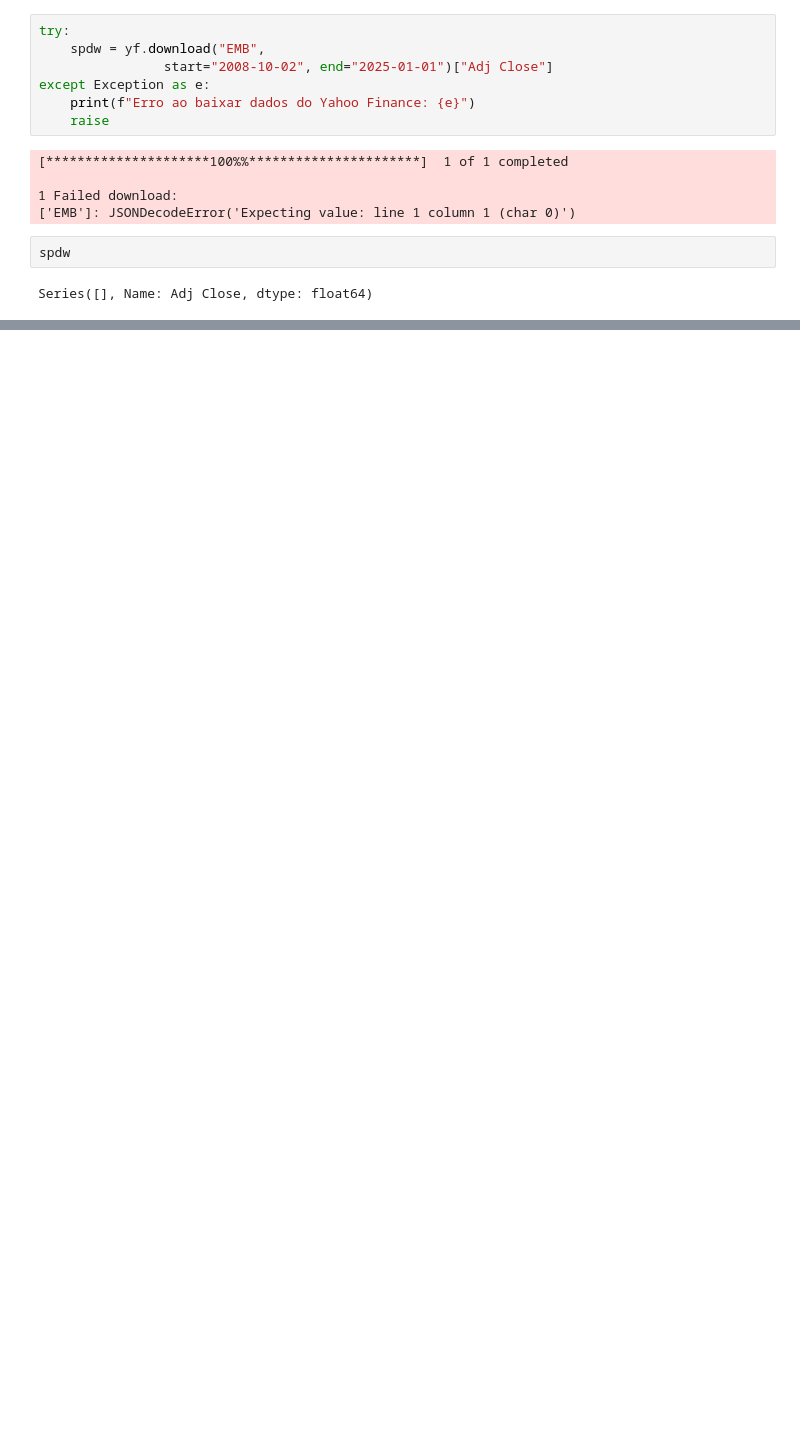
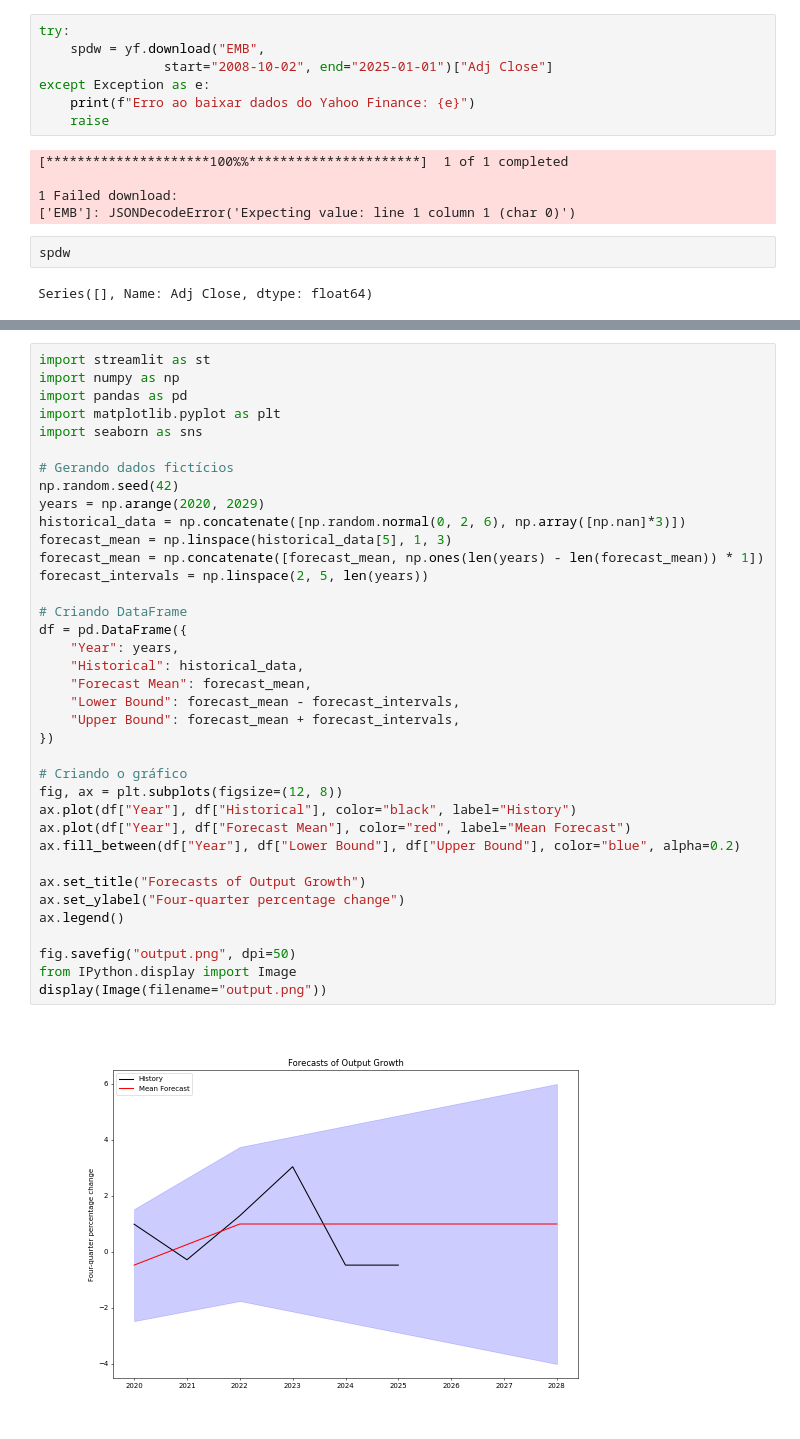
Before and after one commit to pedroafmelo/projeto_dashboard, a Jupyter notebook: testes.ipynb, the cells around one changed output, grey strips where cells are left out. Cells and saved outputs as stored; diff of their text form; blank space fills up the shorter version.

```diff
--- a/testes.ipynb
+++ b/testes.ipynb
@@ -124,0 +159,39 @@ Series([], Name: Adj Close, dtype: float64)
+# %%
+import streamlit as st
+import numpy as np
+import pandas as pd
+import matplotlib.pyplot as plt
+import seaborn as sns
+
+# Gerando dados fictícios
+np.random.seed(42)
+years = np.arange(2020, 2029)
+historical_data = np.concatenate([np.random.normal(0, 2, 6), np.array([np.nan]*3)])
+forecast_mean = np.linspace(historical_data[5], 1, 3)
+forecast_mean = np.concatenate([forecast_mean, np.ones(len(years) - len(forecast_mean)) * 1])
+forecast_intervals = np.linspace(2, 5, len(years))
+
+# Criando DataFrame
+df = pd.DataFrame({
+    "Year": years,
+    "Historical": historical_data,
+    "Forecast Mean": forecast_mean,
+    "Lower Bound": forecast_mean - forecast_intervals,
+    "Upper Bound": forecast_mean + forecast_intervals,
+})
+
+# Criando o gráfico
+fig, ax = plt.subplots(figsize=(12, 8))
+ax.plot(df["Year"], df["Historical"], color="black", label="History")
+ax.plot(df["Year"], df["Forecast Mean"], color="red", label="Mean Forecast")
+ax.fill_between(df["Year"], df["Lower Bound"], df["Upper Bound"], color="blue", alpha=0.2)
+
+ax.set_title("Forecasts of Output Growth")
+ax.set_ylabel("Four-quarter percentage change")
+ax.legend()
+
+fig.savefig("output.png", dpi=50)
+from IPython.display import Image
+display(Image(filename="output.png"))
+# %% [output]
+[figure, added]
```
Also changed, not shown: parts of 4 cells of this notebook, 29 other files.
